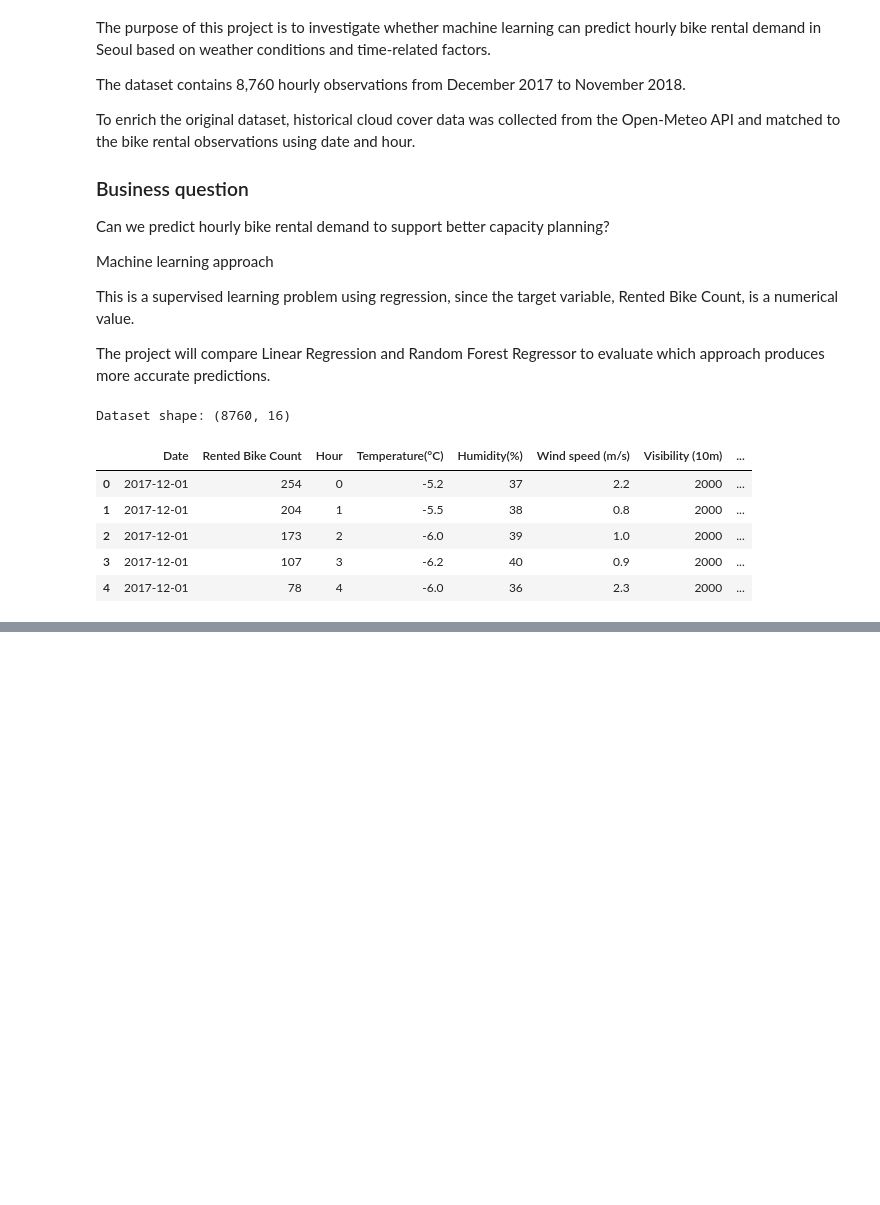
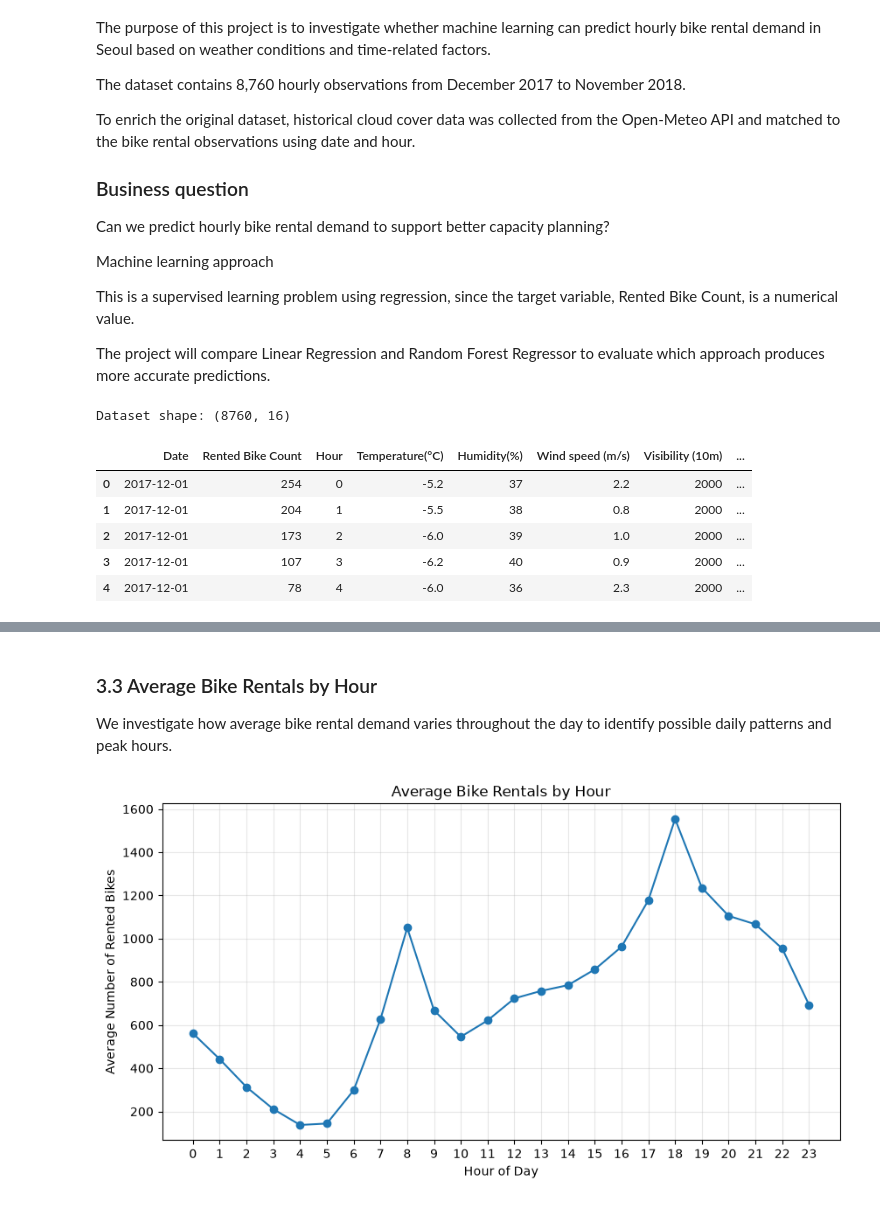
Before and after one commit to ChandaNovent/BikeFlow, a Jupyter notebook: 01_bikeflow_analysis.ipynb, the cells around one changed output, grey strips where cells are left out. Drawn from its saved outputs; the diff is of its cells as text; code cells hidden in the pictures; blank space fills up the shorter version.

```diff
--- a/01_bikeflow_analysis.ipynb
+++ b/01_bikeflow_analysis.ipynb
@@ -40,0 +415,30 @@ Dataset shape: (8760, 16)
+# %% [markdown]
+### 3.3 Average Bike Rentals by Hour
+
+We investigate how average bike rental demand varies throughout the day to identify possible daily patterns and peak hours.
+# %%
+
+# Calculate average bike rentals for each hour of the day
+hourly_rentals = df_model.groupby("Hour")["Rented Bike Count"].mean()
+
+# Create a line chart
+plt.figure(figsize=(10, 5))
+
+# Plot the average rentals for each hour
+plt.plot(hourly_rentals.index, hourly_rentals.values, marker="o")
+
+# Add chart title and axis labels
+plt.title("Average Bike Rentals by Hour")
+plt.xlabel("Hour of Day")
+plt.ylabel("Average Number of Rented Bikes")
+
+# Show every hour on the X-axis
+plt.xticks(range(24))
+
+# Add a grid to make the chart easier to read
+plt.grid(alpha=0.3)
+
+# Display the chart
+plt.show()
+# %% [output]
+[figure, added]
```
Also changed, not shown: parts of 24 cells of this notebook.
